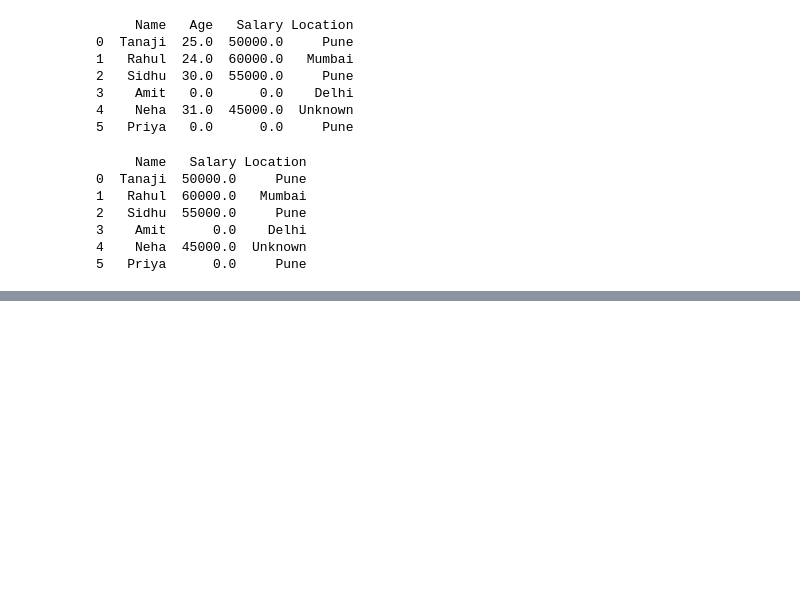
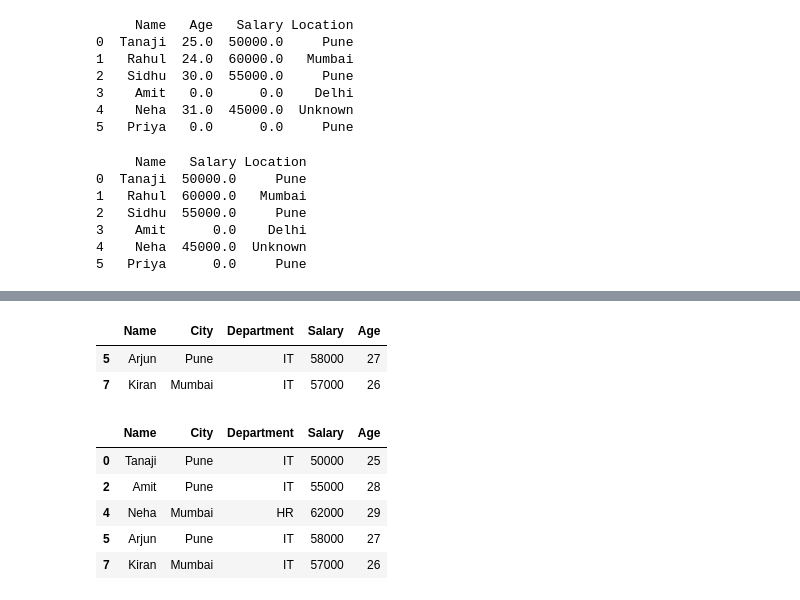
Before and after one commit to tanaji-more/python, a Jupyter notebook: pandas.ipynb, the cells around one changed output, grey strips where cells are left out. Cells and saved outputs as stored; diff of their text form; code cells hidden in the pictures; blank space fills up the shorter version.

```diff
--- a/pandas.ipynb
+++ b/pandas.ipynb
@@ -774,0 +1046,19 @@ print(df)
+# %%
+#1️⃣5️⃣ Show employees from IT department with Salary > 55000
+
+df[(df["Department"] == "IT") & (df["Salary"] > 55000)]
+# %% [output]
+|  | Name | City | Department | Salary | Age |
+| 5 | Arjun | Pune | IT | 58000 | 27 |
+| 7 | Kiran | Mumbai | IT | 57000 | 26 |
+# %%
+#1️⃣6️⃣ Show employees with Age less than 30
+
+df[(df["Age"] < 30)]
+# %% [output]
+|  | Name | City | Department | Salary | Age |
+| 0 | Tanaji | Pune | IT | 50000 | 25 |
+| 2 | Amit | Pune | IT | 55000 | 28 |
+| 4 | Neha | Mumbai | HR | 62000 | 29 |
+| 5 | Arjun | Pune | IT | 58000 | 27 |
+| 7 | Kiran | Mumbai | IT | 57000 | 26 |
```
Also changed, not shown: parts of 32 cells of this notebook.
